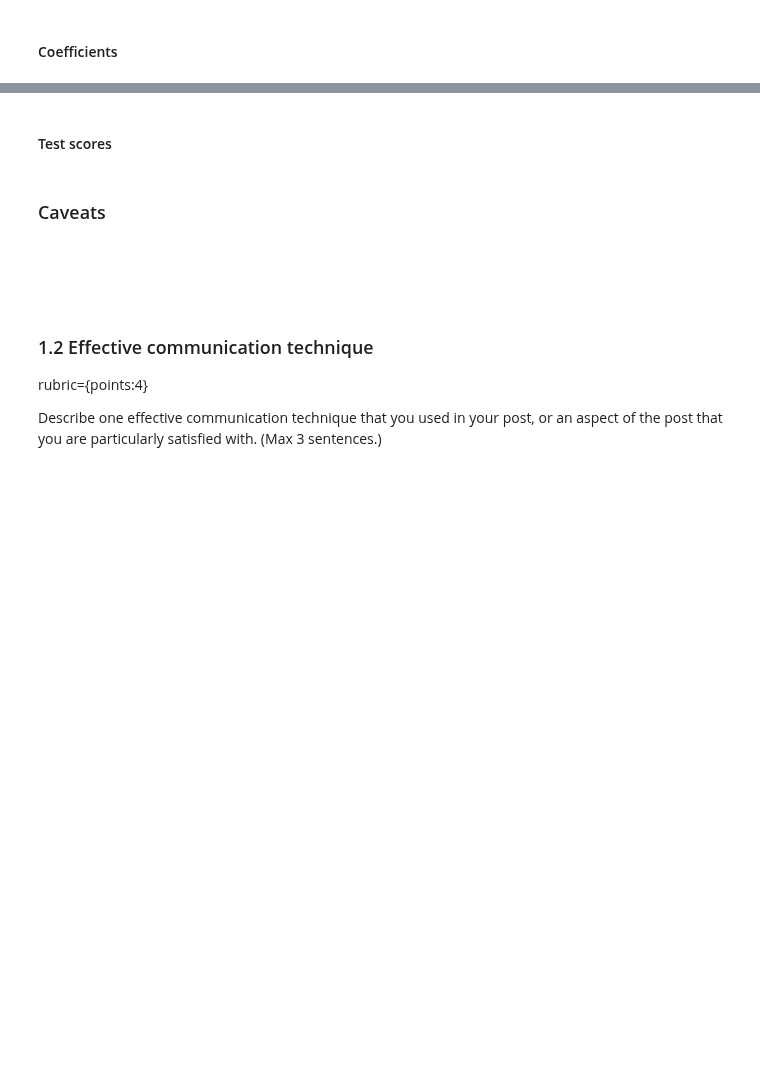
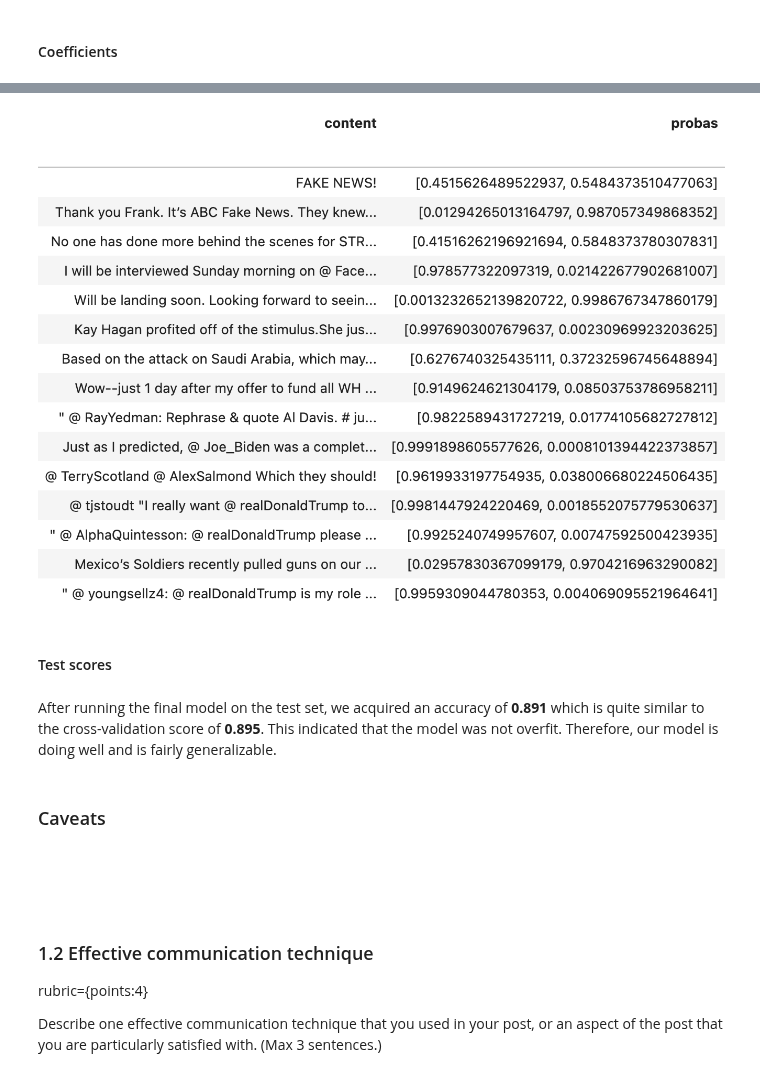
Before and after one commit to angelalmachado/cpsc330hw, a Jupyter notebook: hw9/hw9.ipynb, the cells around one changed output, grey strips where cells are left out. Drawn from its saved outputs; the diff is of its cells as text; code cells hidden in the pictures; blank space fills up the shorter version.

```diff
--- a/hw9/hw9.ipynb
+++ b/hw9/hw9.ipynb
@@ -110,5 +127,11 @@ Image("logreg.png")
+# %%
+Image("predict_probas.png")
+# %% [output]
+[figure, added]
 # %% [markdown]
 #### Test scores
+# %% [markdown]
+After running the final model on the test set, we acquired an accuracy of **0.891** which is quite similar to the cross-validation score of **0.895**. This indicated that the model was not overfit. Therefore, our model is doing well and is fairly generalizable.
 # %% [markdown]
 ### Caveats
 # %% [markdown]
```
Also changed, not shown: parts of 6 cells of this notebook, 3 other files.
